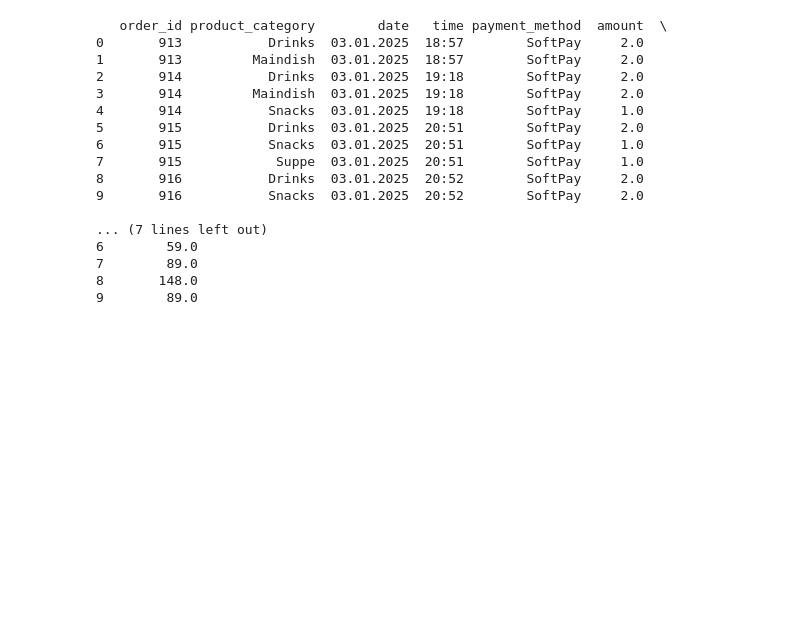
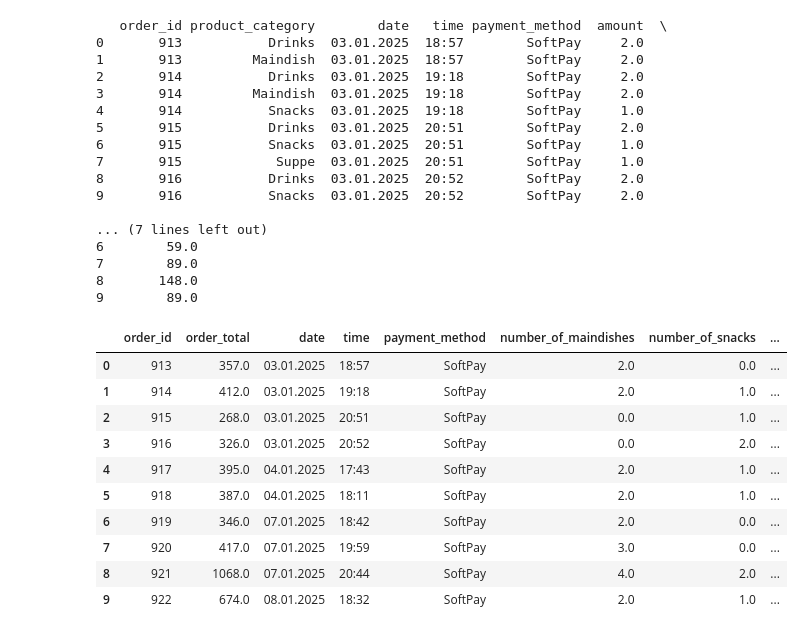
Before and after one commit to AndyTheDragon/dat4bi_examproject, a Jupyter notebook: data_engineering.ipynb, the cells around one changed output. Saved outputs shown, nothing was run; the diff lists cells and outputs as text; code cells hidden in the pictures; blank space fills up the shorter version.

```diff
--- a/data_engineering.ipynb
+++ b/data_engineering.ipynb
@@ -94,3 +89,0 @@ df.head(17)
-# %%
-df['is_takeaway'] = df.groupby('order_id')['product_name'].transform(lambda x: x.str.contains('Takeaway - Pose').any())
-df.head(10)
@@ -131,3 +111,33 @@ print(combined.head(10))
 7        89.0
 8       148.0
 9        89.0
+# %%
+# Group by order_id and aggregate the data
+df_single_row = df.groupby('order_id').agg({
+    'order_total': 'first',  # Keep the first value of order_total (should be the same for all rows in the group)
+    'date': 'first',         # Keep the first date (or use another aggregation if needed)
+    'time': 'first',         # Keep the first time (or use another aggregation if needed)
+    'payment_method': 'first',  # Keep the first payment method
+    'number_of_maindishes': 'first',  # Keep the first value of number_of_maindishes
+    'number_of_snacks': 'first',      # Keep the first value of number_of_snacks
+    'number_of_drinks': 'first',      # Keep the first value of number_of_drinks
+    'number_of_soups': 'first',       # Keep the first value of number_of_soups
+    'number_of_extras': 'first',      # Keep the first value of number_of_extras
+    'number_of_takeaways': 'first',   # Keep the first value of number_of_takeaways
+    'day_of_week': 'first'          # Keep the first day of the week
+}).reset_index()
+
+# Display the resulting DataFrame
+df_single_row.head(10)
+# %% [output]
+|  | order_id | order_total | date | time | payment_method | number_of_maindishes | number_of_snacks | ... |
+| 0 | 913 | 357.0 | 03.01.2025 | 18:57 | SoftPay | 2.0 | 0.0 | ... |
+| 1 | 914 | 412.0 | 03.01.2025 | 19:18 | SoftPay | 2.0 | 1.0 | ... |
+| 2 | 915 | 268.0 | 03.01.2025 | 20:51 | SoftPay | 0.0 | 1.0 | ... |
+| 3 | 916 | 326.0 | 03.01.2025 | 20:52 | SoftPay | 0.0 | 2.0 | ... |
+| 4 | 917 | 395.0 | 04.01.2025 | 17:43 | SoftPay | 2.0 | 1.0 | ... |
+| 5 | 918 | 387.0 | 04.01.2025 | 18:11 | SoftPay | 2.0 | 1.0 | ... |
+| 6 | 919 | 346.0 | 07.01.2025 | 18:42 | SoftPay | 2.0 | 0.0 | ... |
+| 7 | 920 | 417.0 | 07.01.2025 | 19:59 | SoftPay | 3.0 | 0.0 | ... |
+| 8 | 921 | 1068.0 | 07.01.2025 | 20:44 | SoftPay | 4.0 | 2.0 | ... |
+| 9 | 922 | 674.0 | 08.01.2025 | 18:32 | SoftPay | 2.0 | 1.0 | ... |
```
Also changed, not shown: parts of 5 cells of this notebook.
